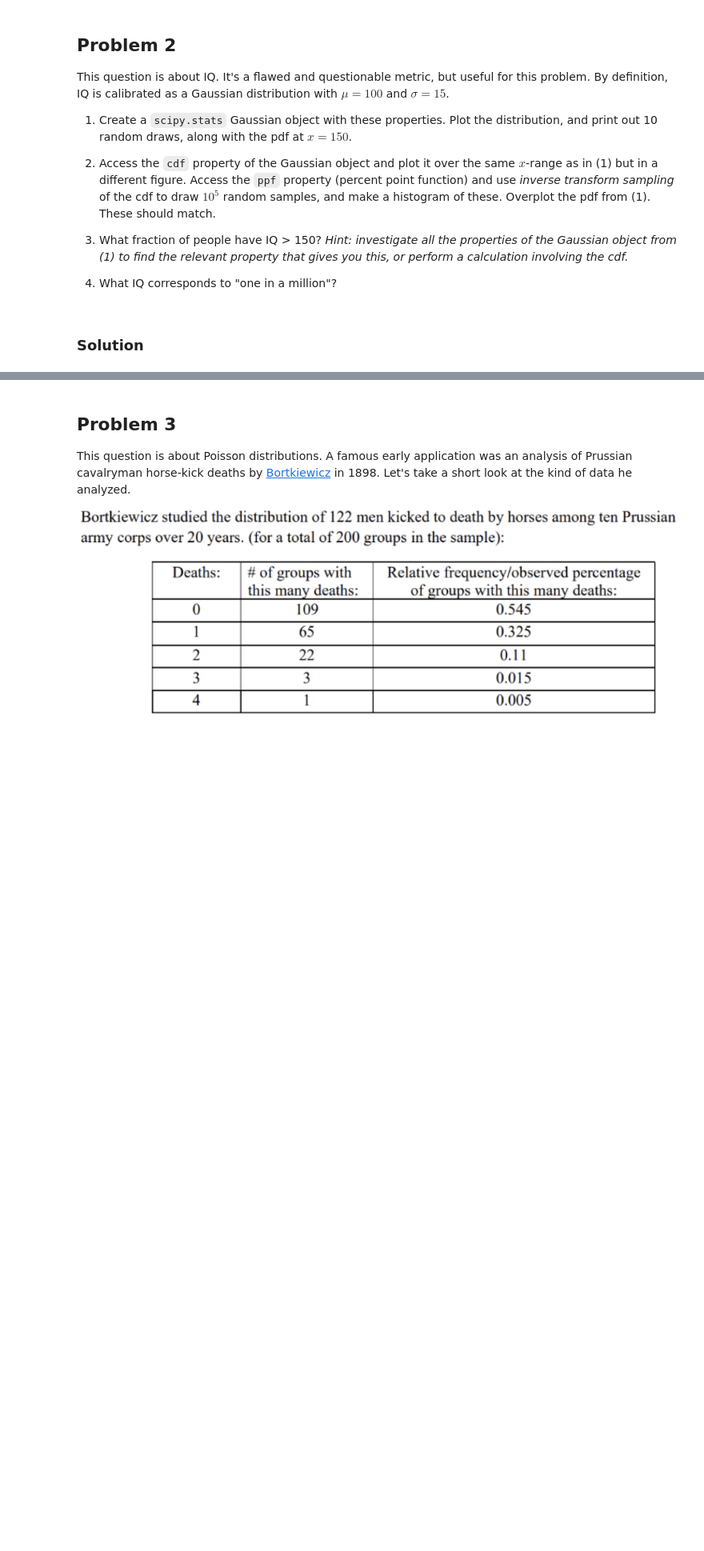
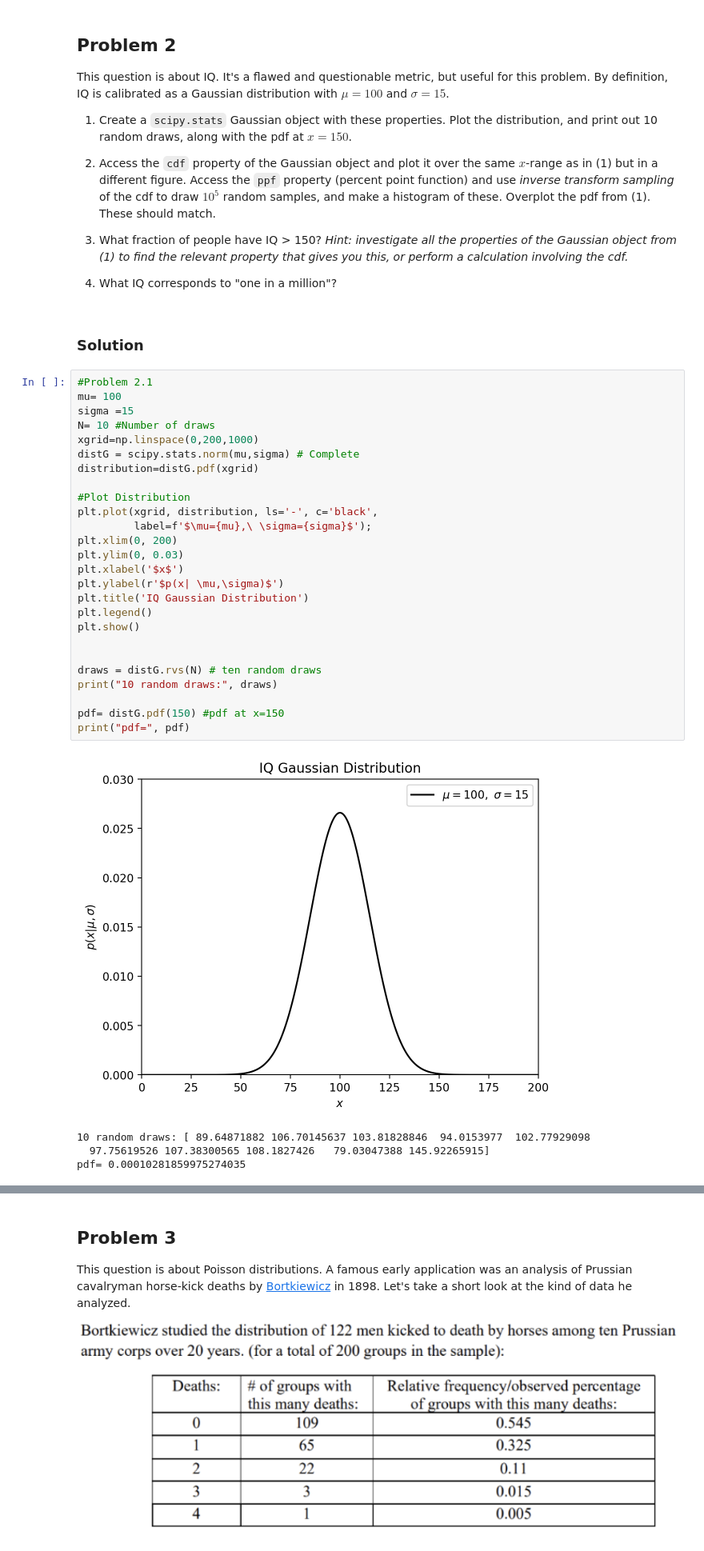
Before and after one commit to VanderbiltAstronomy/astr_8070_s25, a Jupyter notebook: coursework/student_folders/brayan_hernandez_folder/brayan_homework/vu_astr8070_s25_hw2_brayan_hernandez.ipynb, the cells around one changed output, grey strips where cells are left out. Shown at 80% size. Cells and saved outputs as stored; diff of their text form; blank space fills up the shorter version.

```diff
--- a/coursework/student_folders/brayan_hernandez_folder/brayan_homework/vu_astr8070_s25_hw2_brayan_hernandez.ipynb
+++ b/coursework/student_folders/brayan_hernandez_folder/brayan_homework/vu_astr8070_s25_hw2_brayan_hernandez.ipynb
@@ -52,3 +155,34 @@ This question is about IQ. It's a flawed and questionable metric, but useful for
 4) What IQ corresponds to "one in a million"?
 # %% [markdown]
 ### Solution
+# %%
+#Problem 2.1
+mu= 100
+sigma =15
+N= 10 #Number of draws
+xgrid=np.linspace(0,200,1000)
+distG = scipy.stats.norm(mu,sigma) # Complete
+distribution=distG.pdf(xgrid)
+
+#Plot Distribution
+plt.plot(xgrid, distribution, ls='-', c='black',
+         label=f'$\mu={mu},\ \sigma={sigma}$');
+plt.xlim(0, 200)
+plt.ylim(0, 0.03)
+plt.xlabel('$x$')
+plt.ylabel(r'$p(x| \mu,\sigma)$')
+plt.title('IQ Gaussian Distribution')
+plt.legend()
+plt.show()
+
+
+draws = distG.rvs(N) # ten random draws
+print("10 random draws:", draws)
+
+pdf= distG.pdf(150) #pdf at x=150
+print("pdf=", pdf)
+# %% [output]
+[figure, added]
+10 random draws: [ 89.64871882 106.70145637 103.81828846  94.0153977  102.77929098
+  97.75619526 107.38300565 108.1827426   79.03047388 145.92265915]
+pdf= 0.00010281859975274035
```
Also changed, not shown: parts of 9 cells of this notebook, 2 other files.
